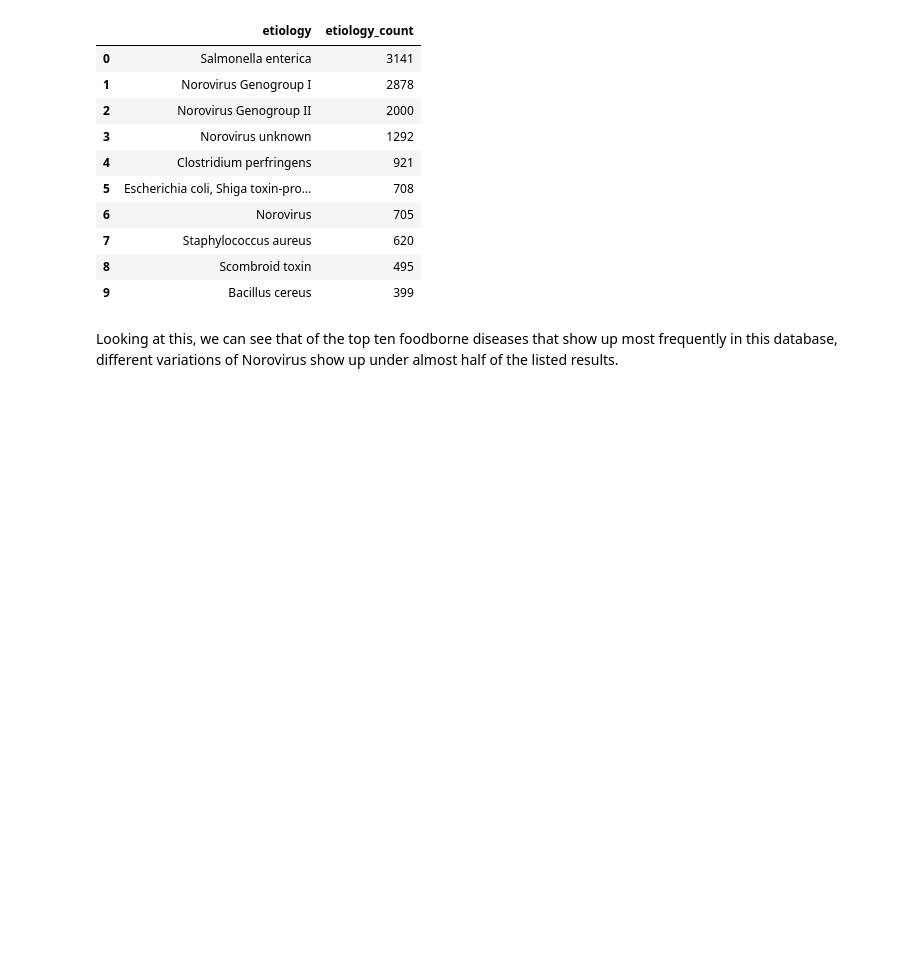
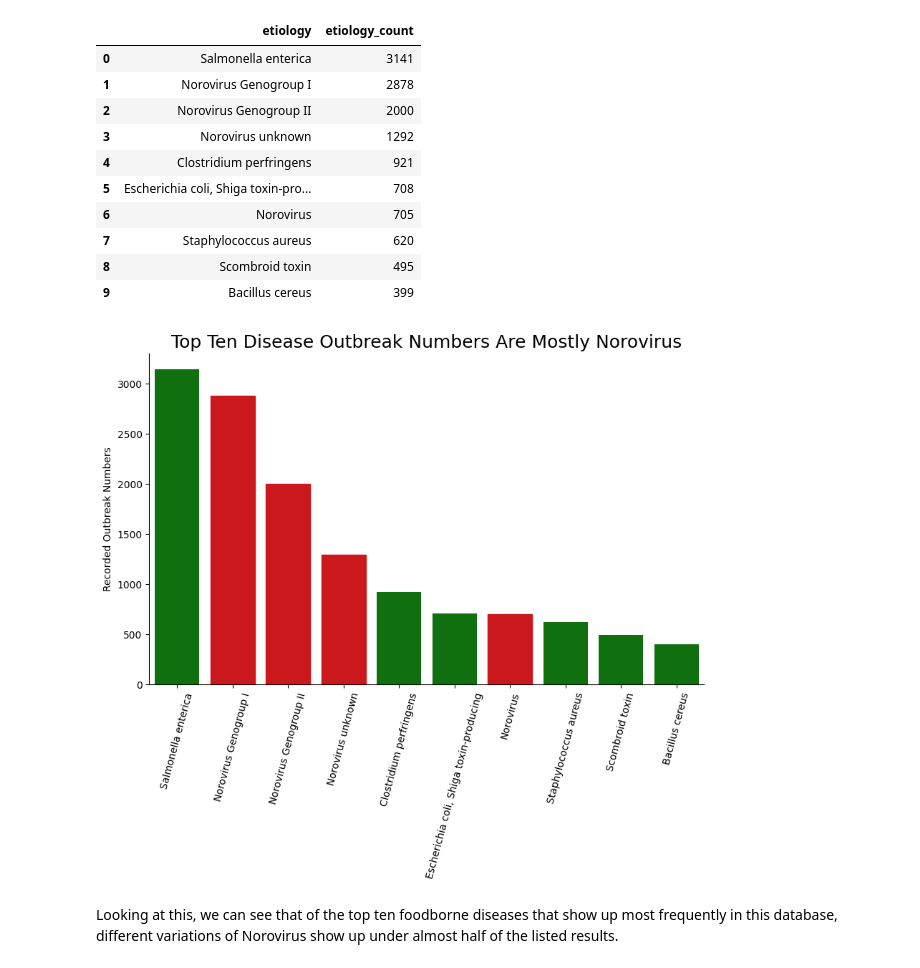
Before and after one commit to NoxRainTempest/Outbreaks_and_Recalls, a Jupyter notebook: notebooks/outbreak_recall.ipynb, the cells around one changed output. Cells and saved outputs as stored; diff of their text form; code cells hidden in the pictures; blank space fills up the shorter version.

```diff
--- a/notebooks/outbreak_recall.ipynb
+++ b/notebooks/outbreak_recall.ipynb
@@ -323,7 +323,7 @@ def fetch_food_recall_data(api_key):
 # %% [markdown]
 While this function was made primarily with this specific API in mind, I can also edit it for use with other APIs for any future projects I make. The purpose of this function is to automate the gathering of the API results so that I can easily convert those results into a csv for cleaning.
 # %%
-recall_df = fetch_food_recall_data('o40dcDdWX8oI2rIBtdHQJxyGNjn8a7CE8fgylvlE')
+recall_df = fetch_food_recall_data('your key here')
 # %% [output]
 Fetched 1000 records
 Fetched 1000 records
@@ -599,6 +599,25 @@ result_1
 | 7 | Staphylococcus aureus | 620 |
 | 8 | Scombroid toxin | 495 |
 | 9 | Bacillus cereus | 399 |
+# %%
+plt.figure(figsize=(10,6))
+sns.barplot(result_1, x='etiology', y='etiology_count', color="green", legend=False)
+plt.title('Top Ten Disease Outbreak Numbers Are Mostly Norovirus',fontsize=18)
+plt.xlabel(None)
+plt.ylabel('Recorded Outbreak Numbers')
+plt.ticklabel_format(style='plain', axis='y')
+plt.xticks(rotation= 75)
+ax = plt.gca()
+noro_color = ['#cb181d', '#cb181d', '#cb181d', '#cb181d']
+noro_idx = 0
+for bar, label in zip(ax.patches, result_1['etiology']):
+    if "Norovirus" in label:
+        bar.set_color(noro_color[noro_idx % len(noro_color)])
+        noro_idx += 1
+sns.despine()
+plt.show()
+# %% [output]
+[figure, added]
 # %% [markdown]
 Looking at this, we can see that of the top ten foodborne diseases that show up most frequently in this database, different variations of Norovirus show up under almost half of the listed results.
 # %%
```
Also changed, not shown: parts of 6 cells of this notebook.
